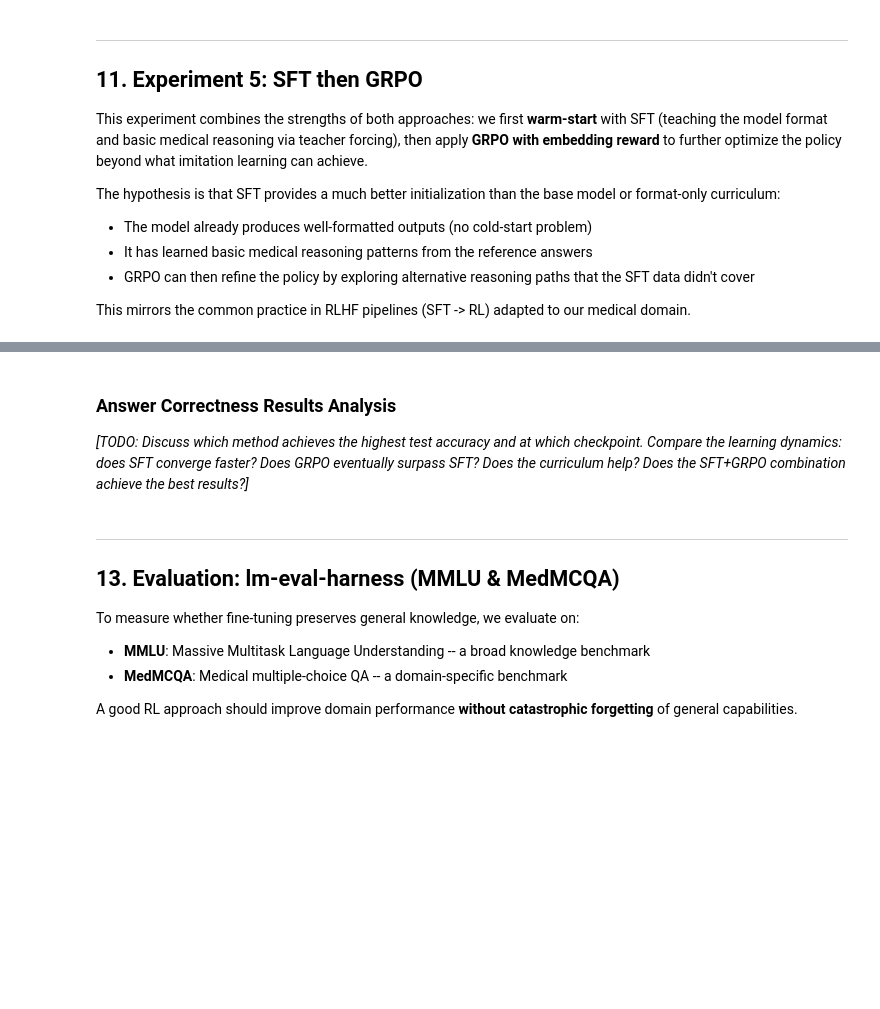
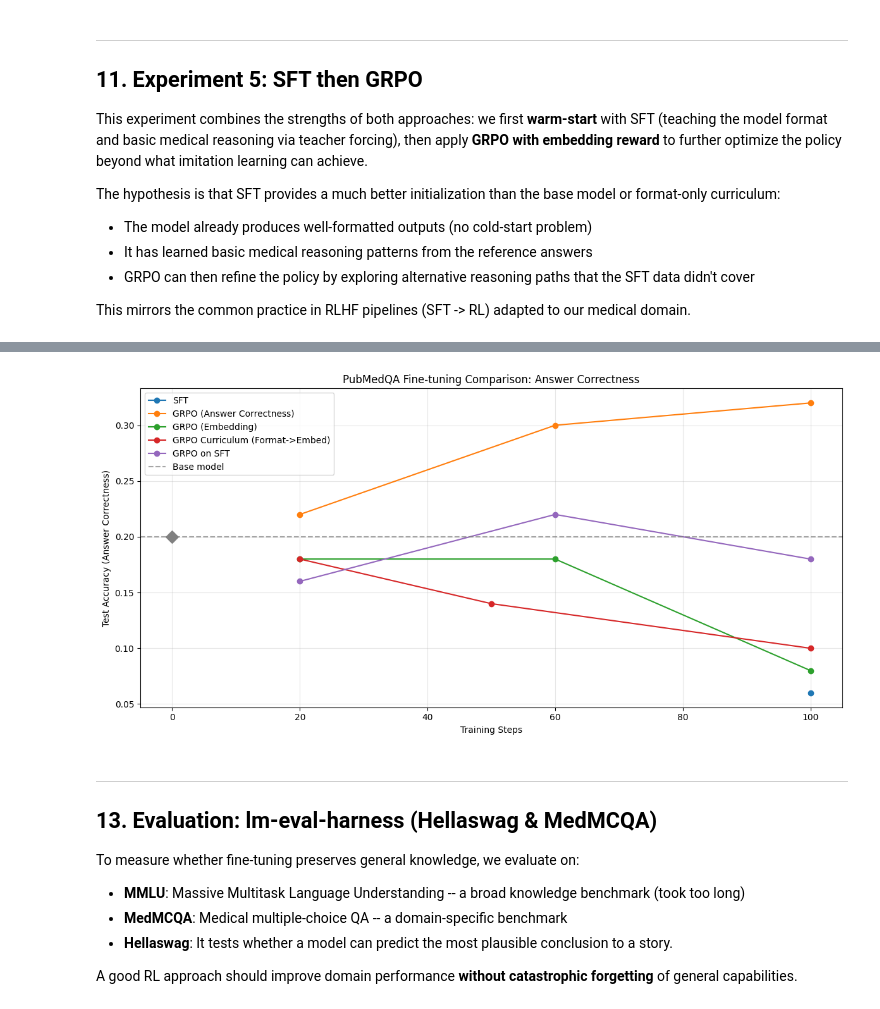
Before and after one commit to abenechehab/nll_to_po, a Jupyter notebook: src/nll_to_po/medical/demo.ipynb, the cells around one changed output, grey strips where cells are left out. Cells and saved outputs as stored; diff of their text form; code cells hidden in the pictures; blank space fills up the shorter version.

```diff
--- a/src/nll_to_po/medical/demo.ipynb
+++ b/src/nll_to_po/medical/demo.ipynb
@@ -715,7 +825,7 @@ sft_model = AutoModelForCausalLM.from_pretrained(
 sft_tokenizer = AutoProcessor.from_pretrained(MODEL_NAME, padding_side="left")
 # %%
 timestamp = datetime.now().strftime("%Y%m%d-%H%M%S")
-sft_output_dir = f"{OUTPUT_DIR_ROOT}/{MODEL_NAME.split('/')[-1]}/{DATASET_NAME.split('/')[-1]}/[peft]trl-sft-{timestamp}"
+sft_output_dir = f"{OUTPUT_DIR_ROOT}/{MODEL_NAME.split('/')[-1]}/{DATASET_NAME.split('/')[-1]}/[peft]trl-sft"
 os.makedirs(sft_output_dir, exist_ok=True)
 
 sft_peft_config = LoraConfig(
@@ -800,8 +914,7 @@ grpo_ac_model = AutoModelForCausalLM.from_pretrained(
 )
 grpo_ac_tokenizer = AutoProcessor.from_pretrained(MODEL_NAME, padding_side="left")
 # %%
-timestamp = datetime.now().strftime("%Y%m%d-%H%M%S")
-grpo_ac_output_dir = f"{OUTPUT_DIR_ROOT}/{MODEL_NAME.split('/')[-1]}/{DATASET_NAME.split('/')[-1]}/grpo-answer-correctness-{timestamp}"
+grpo_ac_output_dir = f"{OUTPUT_DIR_ROOT}/{MODEL_NAME.split('/')[-1]}/{DATASET_NAME.split('/')[-1]}/grpo-answer-correctness"
 os.makedirs(grpo_ac_output_dir, exist_ok=True)
 
 grpo_ac_peft_config = LoraConfig(
@@ -891,8 +1004,7 @@ grpo_emb_model = AutoModelForCausalLM.from_pretrained(
 )
 grpo_emb_tokenizer = AutoProcessor.from_pretrained(MODEL_NAME, padding_side="left")
 # %%
-timestamp = datetime.now().strftime("%Y%m%d-%H%M%S")
-grpo_emb_output_dir = f"{OUTPUT_DIR_ROOT}/{MODEL_NAME.split('/')[-1]}/{DATASET_NAME.split('/')[-1]}/grpo-embedding-{timestamp}"
+grpo_emb_output_dir = f"{OUTPUT_DIR_ROOT}/{MODEL_NAME.split('/')[-1]}/{DATASET_NAME.split('/')[-1]}/grpo-embedding"
 os.makedirs(grpo_emb_output_dir, exist_ok=True)
 
 grpo_emb_peft_config = LoraConfig(
@@ -1169,8 +1293,7 @@ grpo_sft_model = PeftModel.from_pretrained(grpo_sft_model, sft_output_dir)
 grpo_sft_model = grpo_sft_model.merge_and_unload()
 grpo_sft_tokenizer = AutoProcessor.from_pretrained(MODEL_NAME, padding_side="left")
 # %%
-timestamp = datetime.now().strftime("%Y%m%d-%H%M%S")
-grpo_sft_output_dir = f"{OUTPUT_DIR_ROOT}/{MODEL_NAME.split('/')[-1]}/{DATASET_NAME.split('/')[-1]}/grpo-on-sft-{timestamp}"
+grpo_sft_output_dir = f"{OUTPUT_DIR_ROOT}/{MODEL_NAME.split('/')[-1]}/{DATASET_NAME.split('/')[-1]}/grpo-on-sft"
 os.makedirs(grpo_sft_output_dir, exist_ok=True)
 
 grpo_sft_peft_config = LoraConfig(
@@ -1303,33 +1465,34 @@ for method_name, (output_dir, max_steps) in methods.items():
 # %%
 # Plot answer correctness comparison
 plt.figure(figsize=(12, 6))
 
 for method_name, data in results.items():
     plt.plot(data["steps"], data["accuracies"], marker="o", label=method_name)
 
-plt.axhline(y=base_model_accuracy, color="gray", linestyle="--", alpha=0.7, label="Base model")
+plt.axhline(
+    y=base_model_accuracy, color="gray", linestyle="--", alpha=0.7, label="Base model"
+)
 plt.scatter([0], [base_model_accuracy], color="gray", s=100, zorder=5, marker="D")
 
 plt.xlabel("Training Steps")
 plt.ylabel("Test Accuracy (Answer Correctness)")
 plt.title("PubMedQA Fine-tuning Comparison: Answer Correctness")
 plt.legend(loc="best")
 plt.grid(True, alpha=0.3)
 plt.tight_layout()
-plt.savefig("pubmedqa_answer_correctness.png", dpi=150)
+plt.savefig("pubmedqa_answer_correctness.pdf", dpi=150)
 plt.show()
+# %% [output]
+[figure, added]
-# %% [markdown]
-### Answer Correctness Results Analysis
-
-*[TODO: Discuss which method achieves the highest test accuracy and at which checkpoint. Compare the learning dynamics: does SFT converge faster? Does GRPO eventually surpass SFT? Does the curriculum help? Does the SFT+GRPO combination achieve the best results?]*
 # %% [markdown]
 ---
 
-## 13. Evaluation: lm-eval-harness (MMLU & MedMCQA)
+## 13. Evaluation: lm-eval-harness (Hellaswag & MedMCQA)
 
 To measure whether fine-tuning preserves general knowledge, we evaluate on:
-- **MMLU**: Massive Multitask Language Understanding -- a broad knowledge benchmark
+- **MMLU**: Massive Multitask Language Understanding -- a broad knowledge benchmark (took too long)
 - **MedMCQA**: Medical multiple-choice QA -- a domain-specific benchmark
+- **Hellaswag**: It tests whether a model can predict the most plausible conclusion to a story.
 
 A good RL approach should improve domain performance **without catastrophic forgetting** of general capabilities.
 # %%
```
Also changed, not shown: parts of 45 cells of this notebook, 2 other files.
